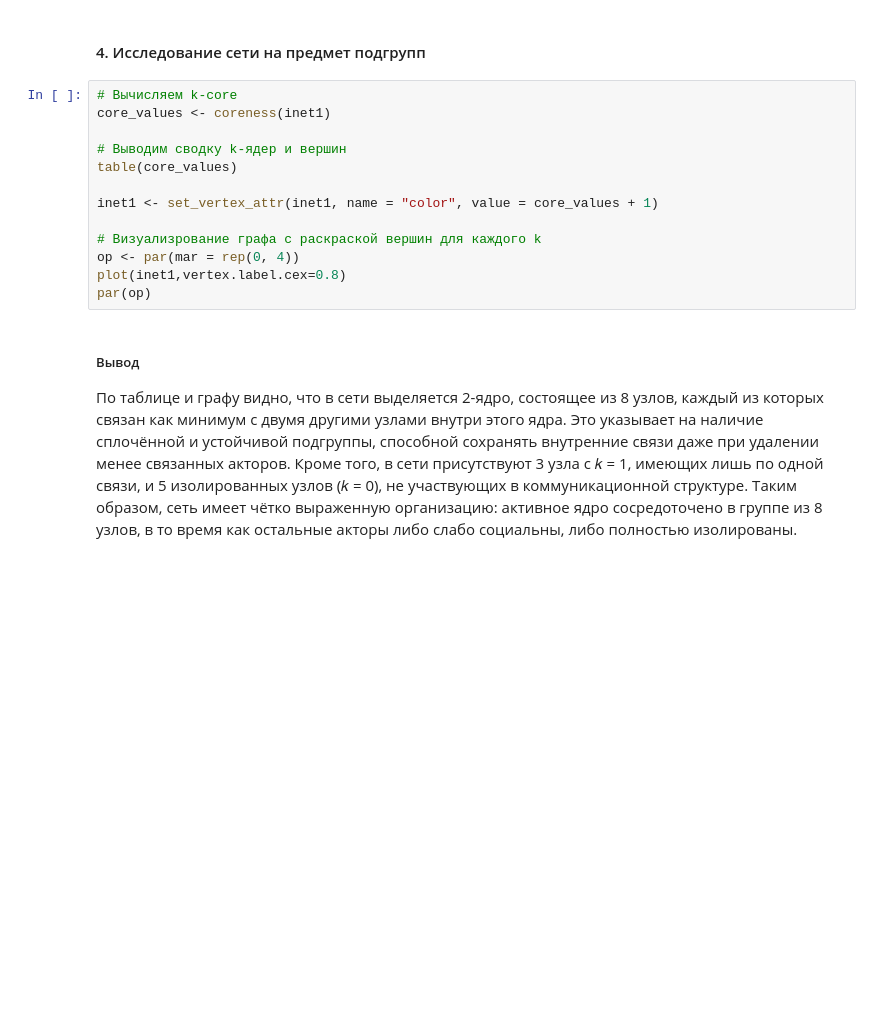
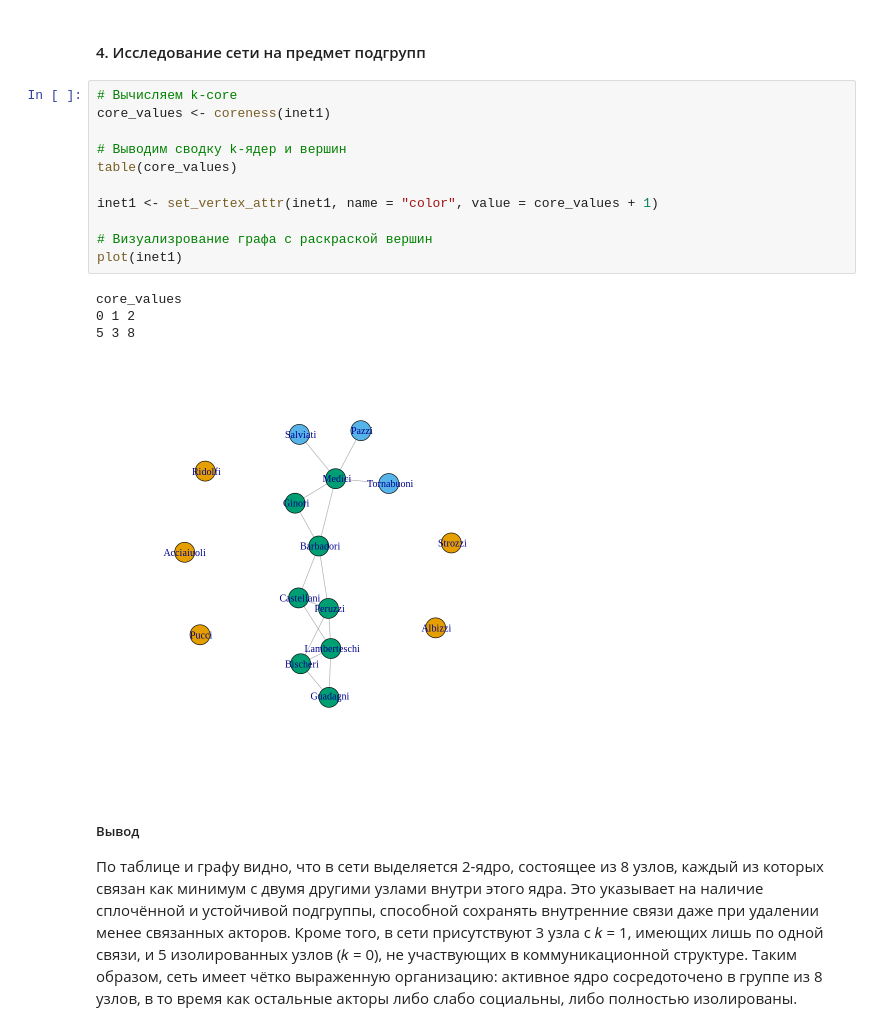
Before and after one commit to the-mvi/nta-2025, a Jupyter notebook: 3385_Grebenshchikov_AA/task2.ipynb, the cells around one changed output. Cells and saved outputs as stored; diff of their text form; blank space fills up the shorter version.

```diff
--- a/3385_Grebenshchikov_AA/task2.ipynb
+++ b/3385_Grebenshchikov_AA/task2.ipynb
@@ -380,16 +410,19 @@ cat("C_B =", round(C_B, 4), "\n")
 # %%
 # Вычисляем k-core
 core_values <- coreness(inet1)
 
 # Выводим сводку k-ядер и вершин
 table(core_values)
 
 inet1 <- set_vertex_attr(inet1, name = "color", value = core_values + 1)
 
-# Визуализрование графа с раскраской вершин для каждого k
-op <- par(mar = rep(0, 4))
-plot(inet1,vertex.label.cex=0.8)
-par(op)
+# Визуализрование графа с раскраской вершин
+plot(inet1)
+# %% [output]
+core_values
+0 1 2
+5 3 8
+[figure, added]
 # %% [markdown]
 ##### Вывод
 По таблице и графу видно, что в сети выделяется 2-ядро, состоящее из 8 узлов, каждый из которых связан как минимум с двумя другими узлами внутри этого ядра. Это указывает на наличие сплочённой и устойчивой подгруппы, способной сохранять внутренние связи даже при удалении менее связанных акторов. Кроме того, в сети присутствуют 3 узла с 𝑘 = 1, имеющих лишь по одной связи, и 5 изолированных узлов (𝑘 = 0), не участвующих в коммуникационной структуре. Таким образом, сеть имеет чётко выраженную организацию: активное ядро сосредоточено в группе из 8 узлов, в то время как остальные акторы либо слабо социальны, либо полностью изолированы.
```
Also changed, not shown: parts of 14 cells of this notebook.
